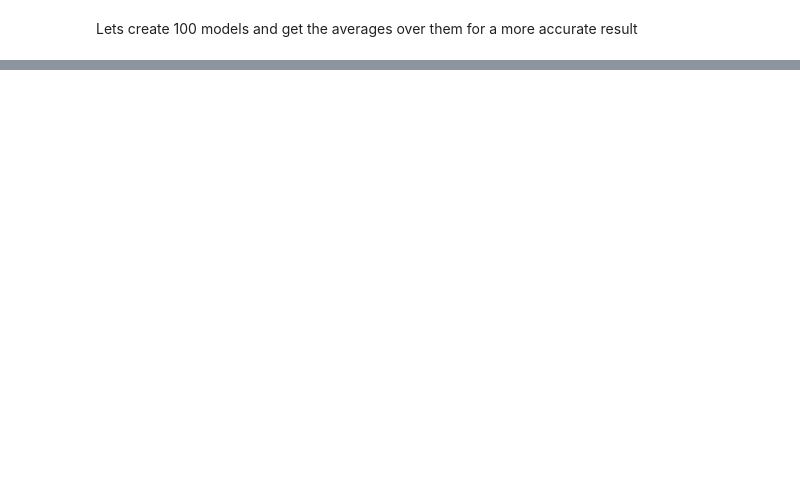
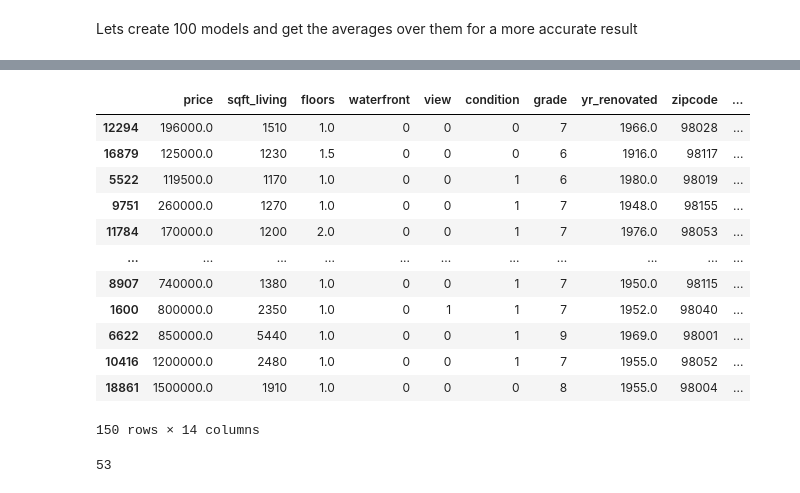
Before and after one commit to baget246/dsc-phase-2-project-v2-3, a Jupyter notebook: mark.ipynb, the cells around one changed output, grey strips where cells are left out. Cells and saved outputs as stored; diff of their text form; code cells hidden in the pictures; blank space fills up the shorter version.

```diff
--- a/mark.ipynb
+++ b/mark.ipynb
@@ -219,2 +220,0 @@ results_difs = results_df['price'] - results_df['averages']
-# %%
-results_difs = results_difs.sort_values(ascending = False)
@@ -235 +253,26 @@ results_difs
 Length: 150, dtype: float64
+# %%
+final_df['pred_price'] = results_difs
+final_df['estimated_cost'] = final_df['sqft_living'] * 60
+# %%
+final_df['estimated_profit'] = final_df['pred_price'] - final_df['estimated_cost']
+# %%
+final_df.sort_values('estimated_profit', ascending = False)
+# %% [output]
+|  | price | sqft_living | floors | waterfront | view | condition | grade | yr_renovated | zipcode | ... |
+| 12294 | 196000.0 | 1510 | 1.0 | 0 | 0 | 0 | 7 | 1966.0 | 98028 | ... |
+| 16879 | 125000.0 | 1230 | 1.5 | 0 | 0 | 0 | 6 | 1916.0 | 98117 | ... |
+| 5522 | 119500.0 | 1170 | 1.0 | 0 | 0 | 1 | 6 | 1980.0 | 98019 | ... |
+| 9751 | 260000.0 | 1270 | 1.0 | 0 | 0 | 1 | 7 | 1948.0 | 98155 | ... |
+| 11784 | 170000.0 | 1200 | 2.0 | 0 | 0 | 1 | 7 | 1976.0 | 98053 | ... |
+| ... | ... | ... | ... | ... | ... | ... | ... | ... | ... | ... |
+| 8907 | 740000.0 | 1380 | 1.0 | 0 | 0 | 1 | 7 | 1950.0 | 98115 | ... |
+| 1600 | 800000.0 | 2350 | 1.0 | 0 | 1 | 1 | 7 | 1952.0 | 98040 | ... |
+| 6622 | 850000.0 | 5440 | 1.0 | 0 | 0 | 1 | 9 | 1969.0 | 98001 | ... |
+| 10416 | 1200000.0 | 2480 | 1.0 | 0 | 0 | 1 | 7 | 1955.0 | 98052 | ... |
+| 18861 | 1500000.0 | 1910 | 1.0 | 0 | 0 | 0 | 8 | 1955.0 | 98004 | ... |
+150 rows × 14 columns
+# %%
+len(final_df.loc[final_df['estimated_profit'] > 0])
+# %% [output]
+53
```
Also changed, not shown: parts of 12 cells of this notebook.
